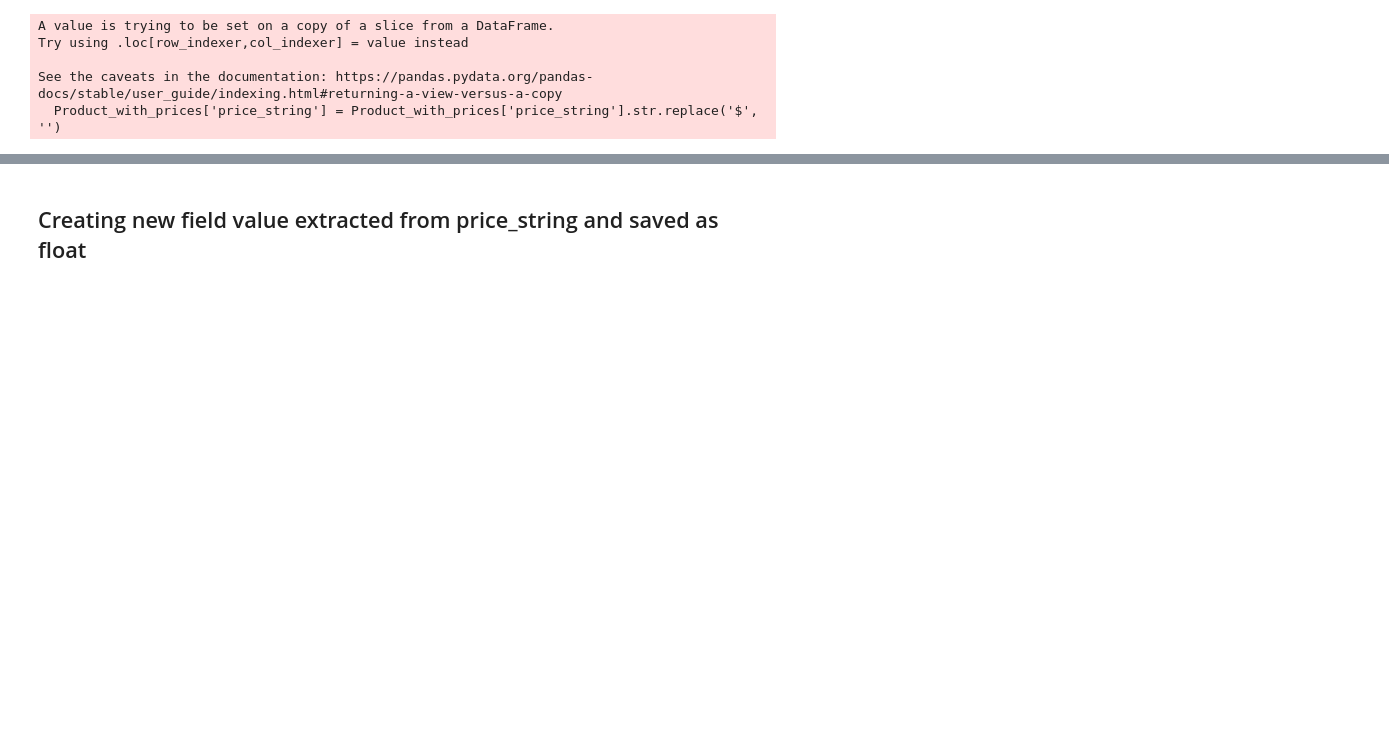
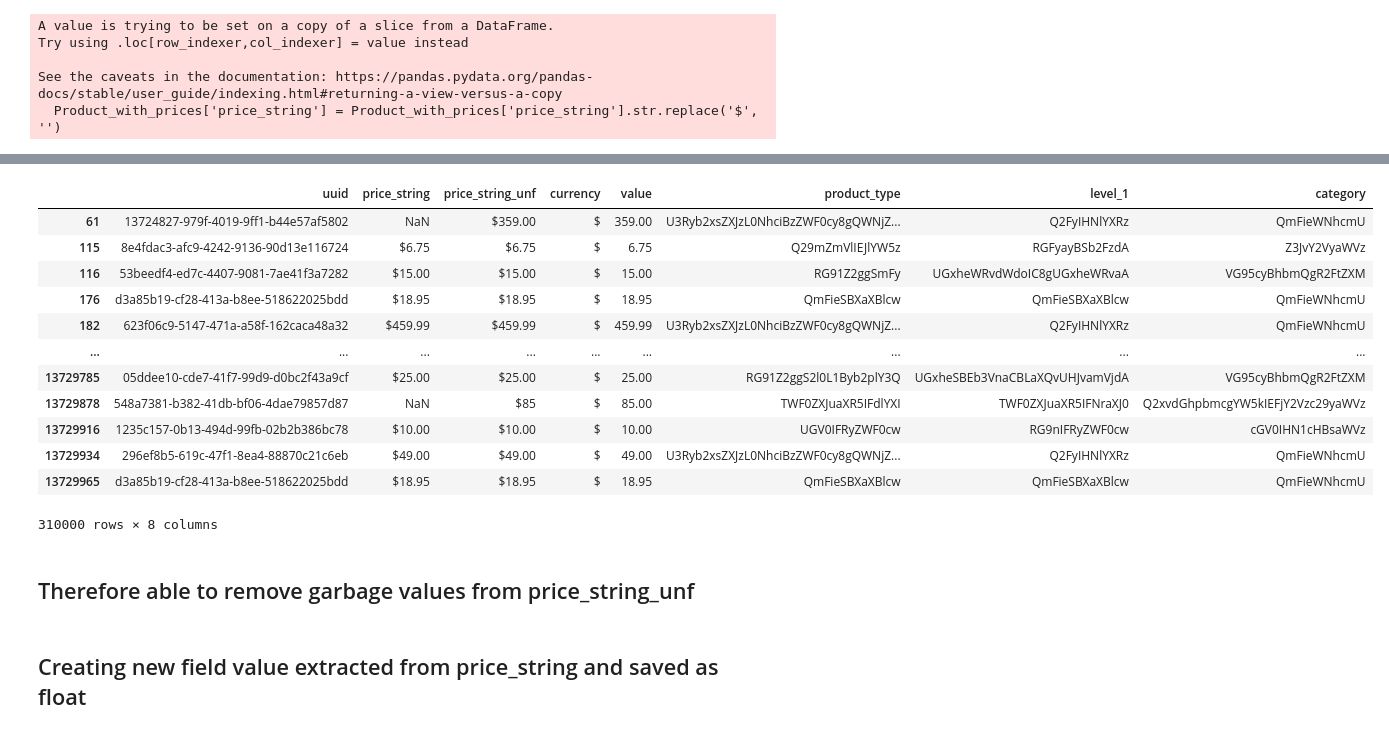
Before and after one commit to Dhananjay19161/Bezen-Data-Engineer-Assignment, a Jupyter notebook: internship.ipynb, the cells around one changed output, grey strips where cells are left out. Drawn from its saved outputs; the diff is of its cells as text; code cells hidden in the pictures; blank space fills up the shorter version.

Commit message:
Done processing for unfiltered string to remove garbage value

```diff
--- a/internship.ipynb
+++ b/internship.ipynb
@@ -227,0 +284,2 @@ Name: price_string, Length: 5510000, dtype: object
+# %%
+unfiltered['price_string_unf']=x
@@ -227,0 +307,2 @@ Name: price_string, Length: 5510000, dtype: object
+# %%
+unfiltered['price_string_unf']='$'+ unfiltered['price_string_unf'].astype(str)
@@ -227,0 +346,2 @@ Name: price_string, Length: 5510000, dtype: object
+# %%
+value=unfiltered['price_string_unf'].str.replace('$', '').astype(float)
@@ -228,3 +363,25 @@ Name: price_string, Length: 5510000, dtype: object
+# %%
+## Therefore able to remove garbage values from price_string_unf
+unfiltered.insert(3, "currency", "$")
+unfiltered.insert(4, "value", value)
+# %%
+unfiltered
+# %% [output]
+|  | uuid | price_string | price_string_unf | currency | value | product_type | level_1 | category |
+| 61 | 13724827-979f-4019-9ff1-b44e57af5802 | NaN | $359.00 | $ | 359.00 | U3Ryb2xsZXJzL0NhciBzZWF0cy8gQWNjZ... | Q2FyIHNlYXRz | QmFieWNhcmU |
+| 115 | 8e4fdac3-afc9-4242-9136-90d13e116724 | $6.75 | $6.75 | $ | 6.75 | Q29mZmVlIEJlYW5z | RGFyayBSb2FzdA | Z3JvY2VyaWVz |
+| 116 | 53beedf4-ed7c-4407-9081-7ae41f3a7282 | $15.00 | $15.00 | $ | 15.00 | RG91Z2ggSmFy | UGxheWRvdWdoIC8gUGxheWRvaA | VG95cyBhbmQgR2FtZXM |
+| 176 | d3a85b19-cf28-413a-b8ee-518622025bdd | $18.95 | $18.95 | $ | 18.95 | QmFieSBXaXBlcw | QmFieSBXaXBlcw | QmFieWNhcmU |
+| 182 | 623f06c9-5147-471a-a58f-162caca48a32 | $459.99 | $459.99 | $ | 459.99 | U3Ryb2xsZXJzL0NhciBzZWF0cy8gQWNjZ... | Q2FyIHNlYXRz | QmFieWNhcmU |
+| ... | ... | ... | ... | ... | ... | ... | ... | ... |
+| 13729785 | 05ddee10-cde7-41f7-99d9-d0bc2f43a9cf | $25.00 | $25.00 | $ | 25.00 | RG91Z2ggS2l0L1Byb2plY3Q | UGxheSBEb3VnaCBLaXQvUHJvamVjdA | VG95cyBhbmQgR2FtZXM |
+| 13729878 | 548a7381-b382-41db-bf06-4dae79857d87 | NaN | $85 | $ | 85.00 | TWF0ZXJuaXR5IFdlYXI | TWF0ZXJuaXR5IFNraXJ0 | Q2xvdGhpbmcgYW5kIEFjY2Vzc29yaWVz |
+| 13729916 | 1235c157-0b13-494d-99fb-02b2b386bc78 | $10.00 | $10.00 | $ | 10.00 | UGV0IFRyZWF0cw | RG9nIFRyZWF0cw | cGV0IHN1cHBsaWVz |
+| 13729934 | 296ef8b5-619c-47f1-8ea4-88870c21c6eb | $49.00 | $49.00 | $ | 49.00 | U3Ryb2xsZXJzL0NhciBzZWF0cy8gQWNjZ... | Q2FyIHNlYXRz | QmFieWNhcmU |
+| 13729965 | d3a85b19-cf28-413a-b8ee-518622025bdd | $18.95 | $18.95 | $ | 18.95 | QmFieSBXaXBlcw | QmFieSBXaXBlcw | QmFieWNhcmU |
+310000 rows × 8 columns
+# %% [markdown]
+## Therefore able to remove garbage values from price_string_unf
 # %% [markdown]
 ## Creating new field value extracted from price_string and saved as float
 # %%
```
Also changed, not shown: parts of 24 cells of this notebook.
